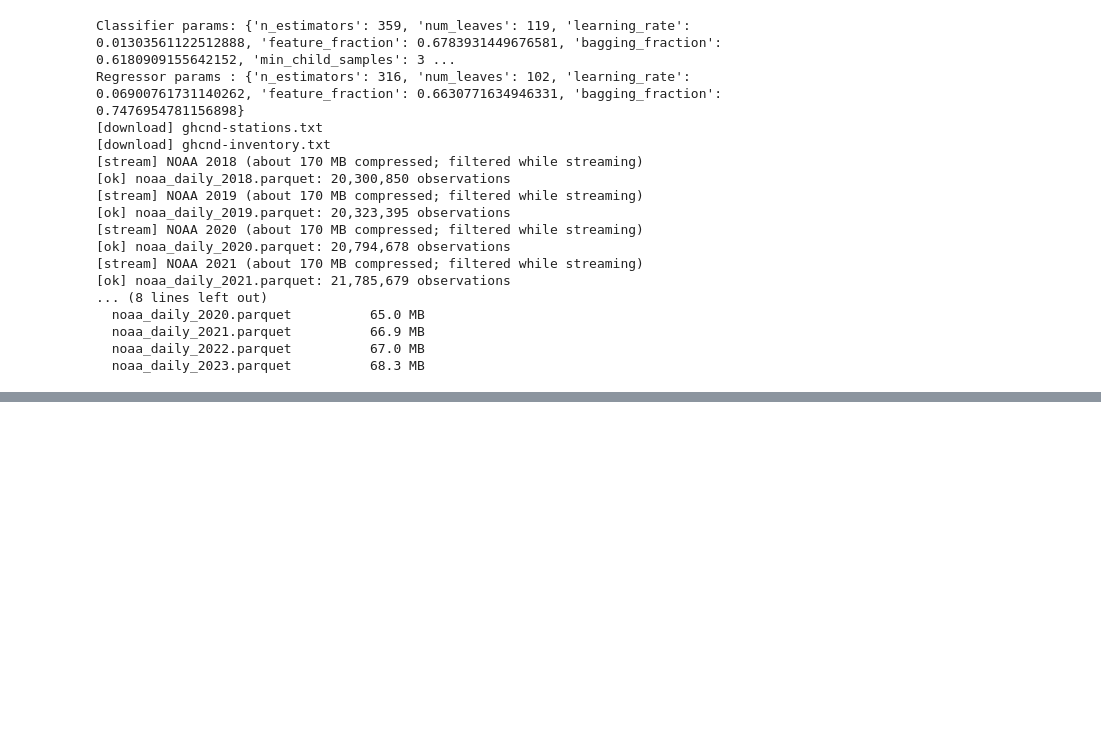
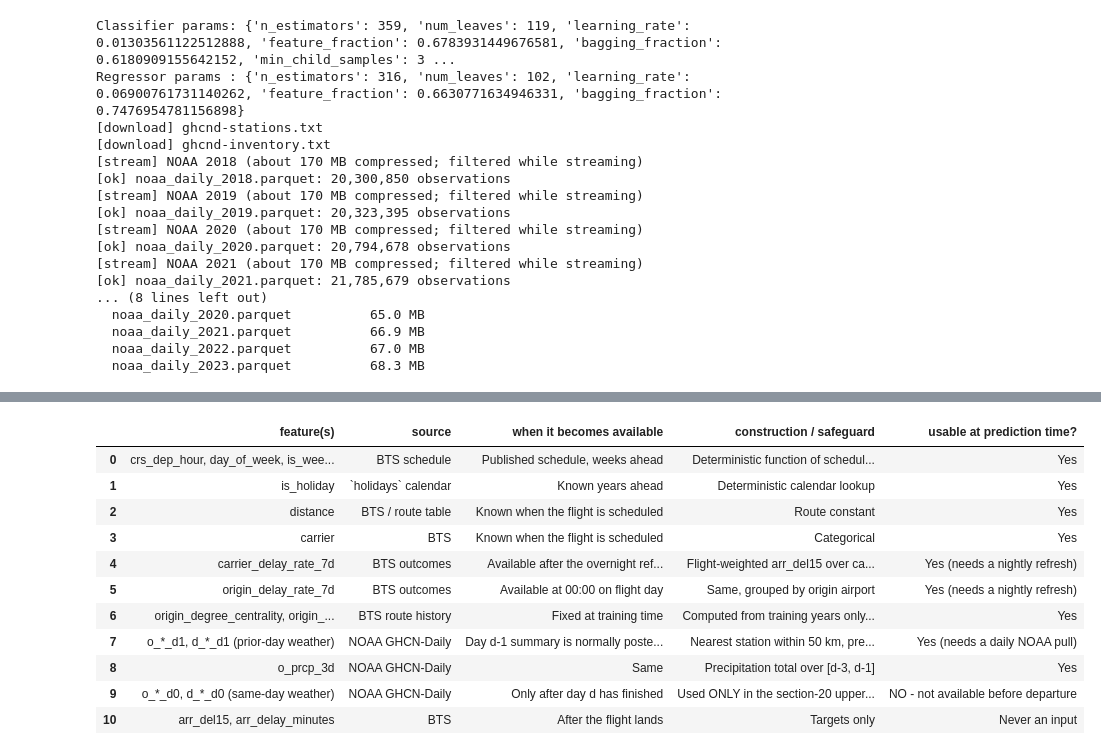
Before and after one commit to guvvalathejaswarreddy/PRT661-SYD7-Flight-Delay-Prediction, a Jupyter notebook: notebooks/PRT661_Flight_Delay_Full_Analysis.ipynb, the cells around one changed output, grey strips where cells are left out. Drawn from its saved outputs; the diff is of its cells as text; code cells hidden in the pictures; blank space fills up the shorter version.

```diff
--- a/notebooks/PRT661_Flight_Delay_Full_Analysis.ipynb
+++ b/notebooks/PRT661_Flight_Delay_Full_Analysis.ipynb
@@ -1717,0 +2203,30 @@ Regressor params : {'n_estimators': 316, 'num_leaves': 102, 'learning_rate': 0.0
+# %%
+availability = pd.DataFrame([
+    ("crs_dep_hour, day_of_week, is_weekend, month", "BTS schedule", "Published schedule, weeks ahead", "Deterministic function of scheduled time", "Yes"),
+    ("is_holiday", "`holidays` calendar", "Known years ahead", "Deterministic calendar lookup", "Yes"),
+    ("distance", "BTS / route table", "Known when the flight is scheduled", "Route constant", "Yes"),
+    ("carrier", "BTS", "Known when the flight is scheduled", "Categorical", "Yes"),
+    ("carrier_delay_rate_7d", "BTS outcomes", "Available after the overnight refresh on flight day", "Flight-weighted arr_del15 over calendar days [d-7, d-1]. Caveat: a late-evening flight of d-1 can land after midnight, so for departures in the first hours of day d one or two d-1 outcomes may not yet be known (a negligible share of the window)", "Yes (needs a nightly refresh)"),
+    ("origin_delay_rate_7d", "BTS outcomes", "Available at 00:00 on flight day", "Same, grouped by origin airport", "Yes (needs a nightly refresh)"),
+    ("origin_degree_centrality, origin_hub_tier", "BTS route history", "Fixed at training time", "Computed from training years only; unseen airports -> fallback", "Yes"),
+    ("o_*_d1, d_*_d1 (prior-day weather)", "NOAA GHCN-Daily", "Day d-1 summary is normally posted within about a day; confirm the latency before deployment (fall back to d-2 if needed)", "Nearest station within 50 km, previous calendar day", "Yes (needs a daily NOAA pull)"),
+    ("o_prcp_3d", "NOAA GHCN-Daily", "Same", "Precipitation total over [d-3, d-1]", "Yes"),
+    ("o_*_d0, d_*_d0 (same-day weather)", "NOAA GHCN-Daily", "Only after day d has finished", "Used ONLY in the section-20 upper-bound experiment", "NO - not available before departure"),
+    ("arr_del15, arr_delay_minutes", "BTS", "After the flight lands", "Targets only", "Never an input"),
+], columns=["feature(s)", "source", "when it becomes available", "construction / safeguard", "usable at prediction time?"])
+availability.to_csv(A4_DIR / "feature_availability.csv", index=False)
+pd.set_option("display.max_colwidth", 80)
+availability
+# %% [output]
+|  | feature(s) | source | when it becomes available | construction / safeguard | usable at prediction time? |
+| 0 | crs_dep_hour, day_of_week, is_wee... | BTS schedule | Published schedule, weeks ahead | Deterministic function of schedul... | Yes |
+| 1 | is_holiday | `holidays` calendar | Known years ahead | Deterministic calendar lookup | Yes |
+| 2 | distance | BTS / route table | Known when the flight is scheduled | Route constant | Yes |
+| 3 | carrier | BTS | Known when the flight is scheduled | Categorical | Yes |
+| 4 | carrier_delay_rate_7d | BTS outcomes | Available after the overnight ref... | Flight-weighted arr_del15 over ca... | Yes (needs a nightly refresh) |
+| 5 | origin_delay_rate_7d | BTS outcomes | Available at 00:00 on flight day | Same, grouped by origin airport | Yes (needs a nightly refresh) |
+| 6 | origin_degree_centrality, origin_... | BTS route history | Fixed at training time | Computed from training years only... | Yes |
+| 7 | o_*_d1, d_*_d1 (prior-day weather) | NOAA GHCN-Daily | Day d-1 summary is normally poste... | Nearest station within 50 km, pre... | Yes (needs a daily NOAA pull) |
+| 8 | o_prcp_3d | NOAA GHCN-Daily | Same | Precipitation total over [d-3, d-1] | Yes |
+| 9 | o_*_d0, d_*_d0 (same-day weather) | NOAA GHCN-Daily | Only after day d has finished | Used ONLY in the section-20 upper... | NO - not available before departure |
+| 10 | arr_del15, arr_delay_minutes | BTS | After the flight lands | Targets only | Never an input |
```
Also changed, not shown: parts of 10 cells of this notebook.
